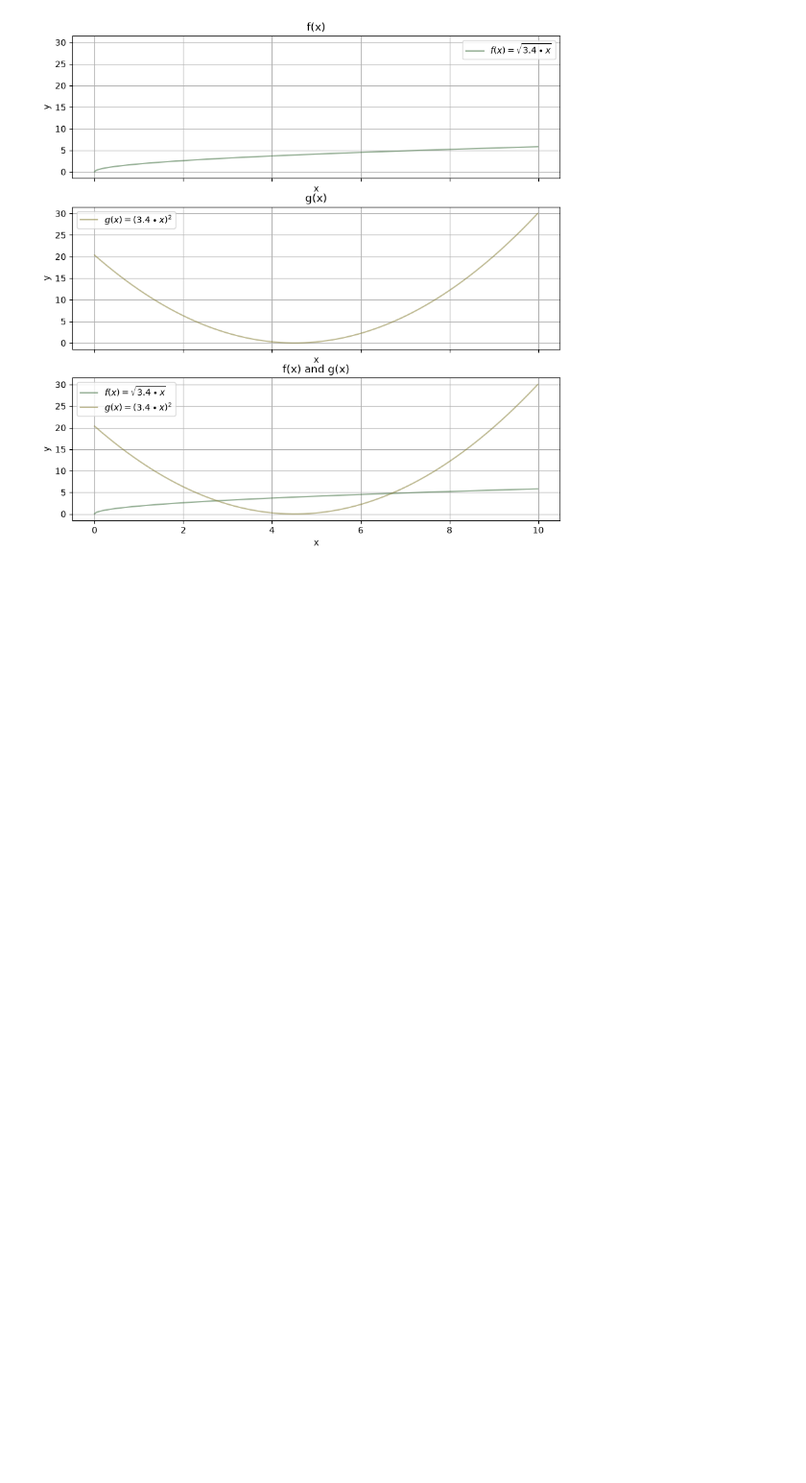
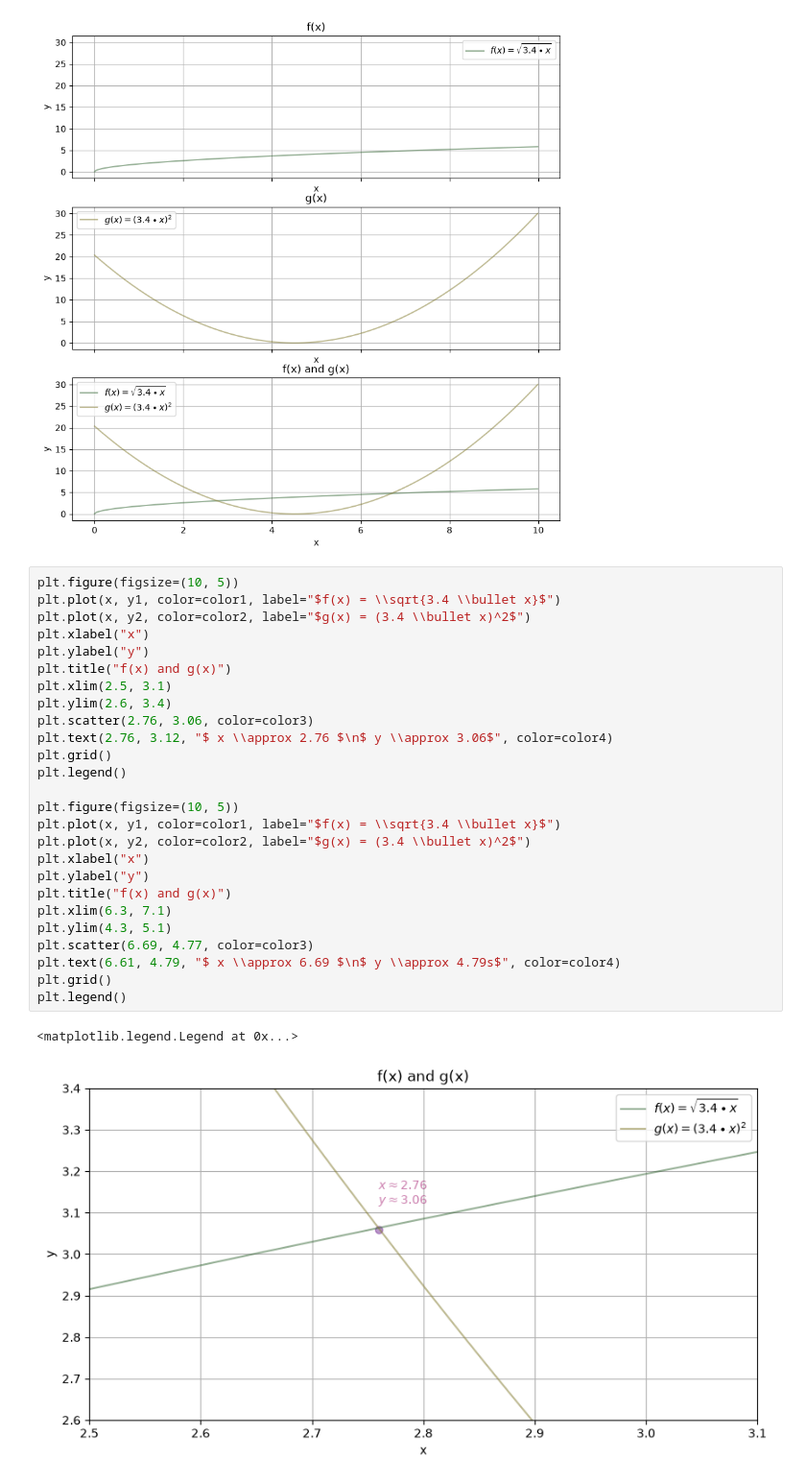
Before and after one commit to Tsavoritel/Silly-Scripts, a Jupyter notebook: PythonLabs/Elise_Collins_Lab2.ipynb, the cells around one changed output. Shown at 96% size. Saved outputs shown, nothing was run; the diff lists cells and outputs as text; blank space fills up the shorter version.

```diff
--- a/PythonLabs/Elise_Collins_Lab2.ipynb
+++ b/PythonLabs/Elise_Collins_Lab2.ipynb
@@ -149,3 +149,32 @@ plt.legend()
 # %% [output]
 <matplotlib.legend.Legend at 0x...>
 [figure]
+# %%
+plt.figure(figsize=(10, 5))
+plt.plot(x, y1, color=color1, label="$f(x) = \\sqrt{3.4 \\bullet x}$")
+plt.plot(x, y2, color=color2, label="$g(x) = (3.4 \\bullet x)^2$")
+plt.xlabel("x")
+plt.ylabel("y")
+plt.title("f(x) and g(x)")
+plt.xlim(2.5, 3.1)
+plt.ylim(2.6, 3.4)
+plt.scatter(2.76, 3.06, color=color3)
+plt.text(2.76, 3.12, "$ x \\approx 2.76 $\n$ y \\approx 3.06$", color=color4)
+plt.grid()
+plt.legend()
+
+plt.figure(figsize=(10, 5))
+plt.plot(x, y1, color=color1, label="$f(x) = \\sqrt{3.4 \\bullet x}$")
+plt.plot(x, y2, color=color2, label="$g(x) = (3.4 \\bullet x)^2$")
+plt.xlabel("x")
+plt.ylabel("y")
+plt.title("f(x) and g(x)")
+plt.xlim(6.3, 7.1)
+plt.ylim(4.3, 5.1)
+plt.scatter(6.69, 4.77, color=color3)
+plt.text(6.61, 4.79, "$ x \\approx 6.69 $\n$ y \\approx 4.79s$", color=color4)
+plt.grid()
+plt.legend()
+# %% [output]
+<matplotlib.legend.Legend at 0x...>
+[figure, added]
```
Also changed, not shown: parts of 1 cell of this notebook.
